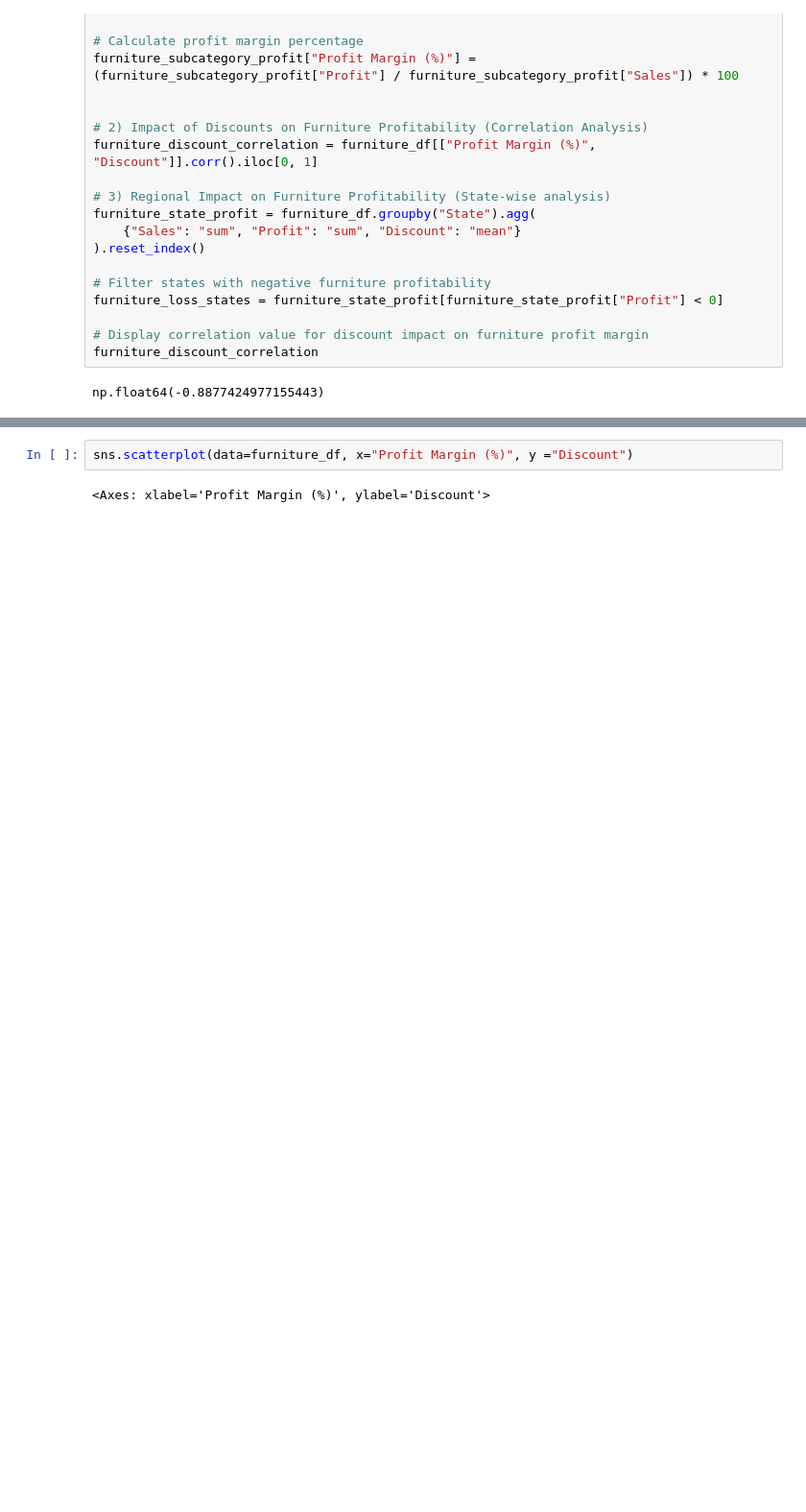
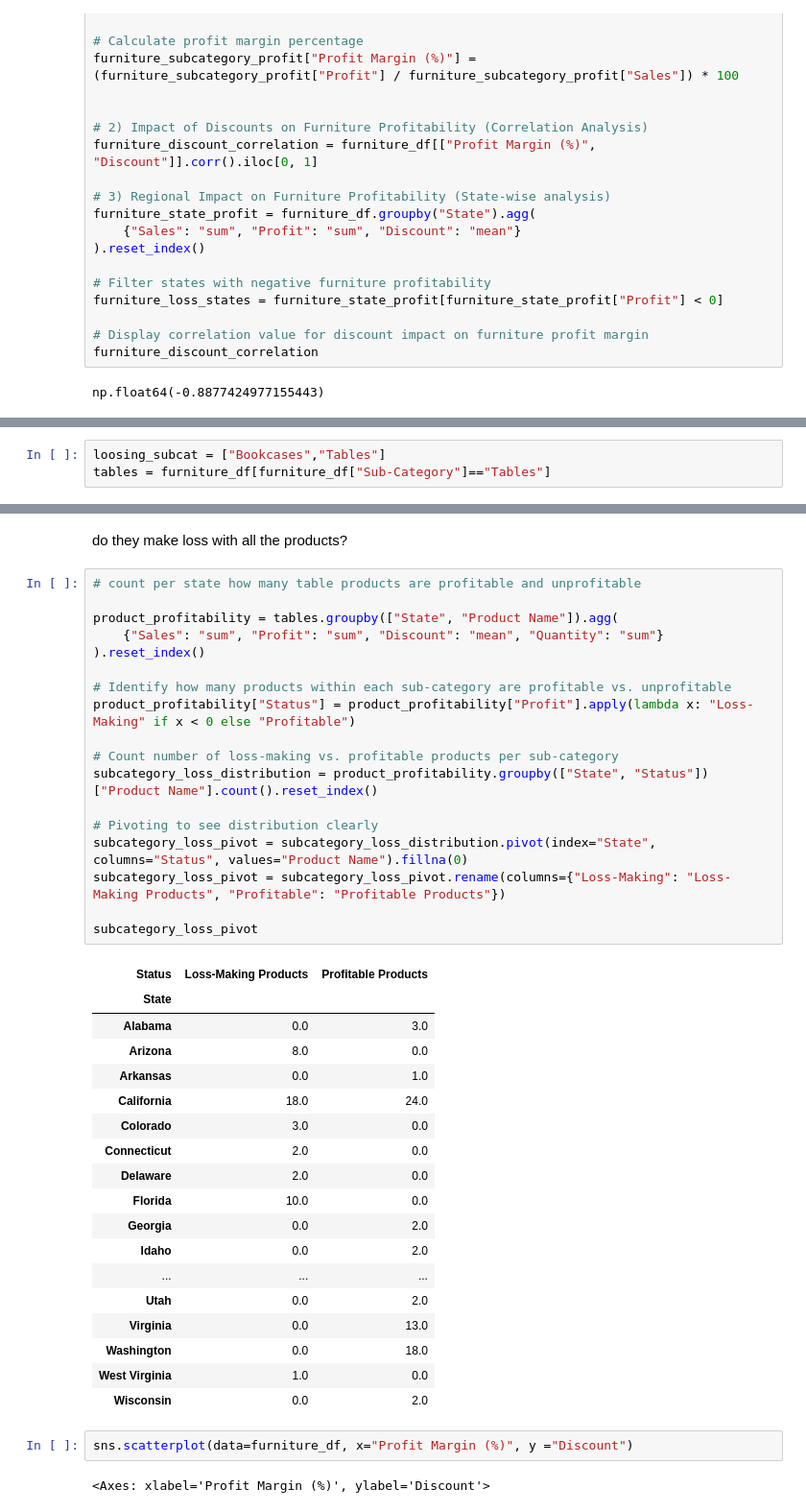
Before and after one commit to pabs-llama/projects, a Jupyter notebook: project_5_ecommerce/ecommerce.ipynb, the cells around one changed output, grey strips where cells are left out. Shown: that part at 96% size. Saved outputs shown, nothing was run; the diff lists cells and outputs as text; blank space fills up the shorter version.

```diff
--- a/project_5_ecommerce/ecommerce.ipynb
+++ b/project_5_ecommerce/ecommerce.ipynb
@@ -1397,0 +1417,3 @@ np.float64(-0.8877424977155443)
+# %%
+loosing_subcat = ["Bookcases","Tables"]
+tables = furniture_df[furniture_df["Sub-Category"]=="Tables"]
@@ -1398,3 +1470,42 @@ np.float64(-0.8877424977155443)
+# %% [markdown]
+do they make loss with all the products?
+# %%
+# count per state how many table products are profitable and unprofitable
+
+product_profitability = tables.groupby(["State", "Product Name"]).agg(
+    {"Sales": "sum", "Profit": "sum", "Discount": "mean", "Quantity": "sum"}
+).reset_index()
+
+# Identify how many products within each sub-category are profitable vs. unprofitable
+product_profitability["Status"] = product_profitability["Profit"].apply(lambda x: "Loss-Making" if x < 0 else "Profitable")
+
+# Count number of loss-making vs. profitable products per sub-category
+subcategory_loss_distribution = product_profitability.groupby(["State", "Status"])["Product Name"].count().reset_index()
+
+# Pivoting to see distribution clearly
+subcategory_loss_pivot = subcategory_loss_distribution.pivot(index="State", columns="Status", values="Product Name").fillna(0)
+subcategory_loss_pivot = subcategory_loss_pivot.rename(columns={"Loss-Making": "Loss-Making Products", "Profitable": "Profitable Products"})
+
+subcategory_loss_pivot
+# %% [output]
+| Status | Loss-Making Products | Profitable Products |
+| State |  |  |
+| Alabama | 0.0 | 3.0 |
+| Arizona | 8.0 | 0.0 |
+| Arkansas | 0.0 | 1.0 |
+| California | 18.0 | 24.0 |
+| Colorado | 3.0 | 0.0 |
+| Connecticut | 2.0 | 0.0 |
+| Delaware | 2.0 | 0.0 |
+| Florida | 10.0 | 0.0 |
+| Georgia | 0.0 | 2.0 |
+| Idaho | 0.0 | 2.0 |
+| ... | ... | ... |
+| Utah | 0.0 | 2.0 |
+| Virginia | 0.0 | 13.0 |
+| Washington | 0.0 | 18.0 |
+| West Virginia | 1.0 | 0.0 |
+| Wisconsin | 0.0 | 2.0 |
 # %%
 sns.scatterplot(data=furniture_df, x="Profit Margin (%)", y ="Discount")
 # %% [output]
```
Also changed, not shown: parts of 20 cells of this notebook.
